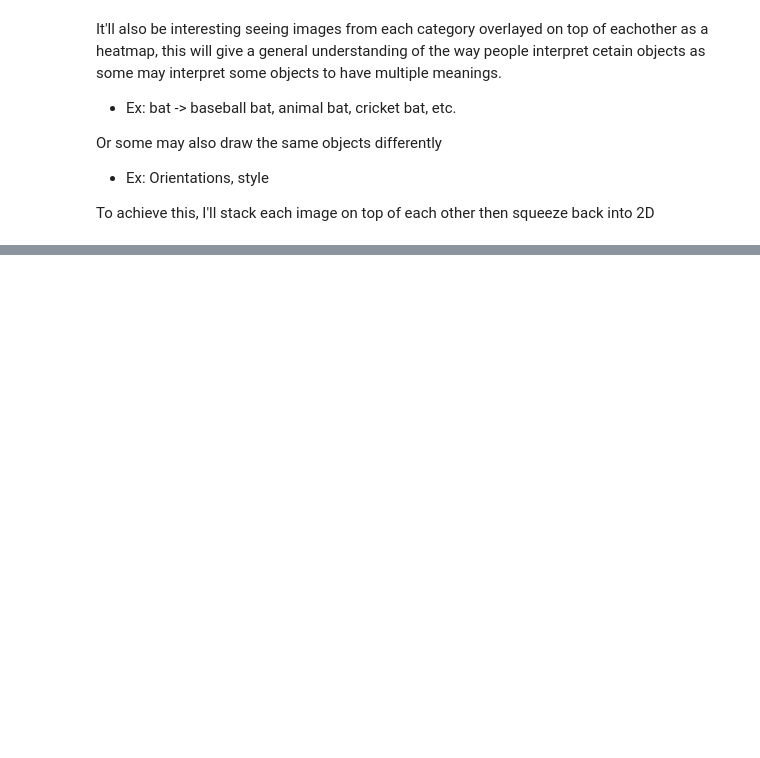
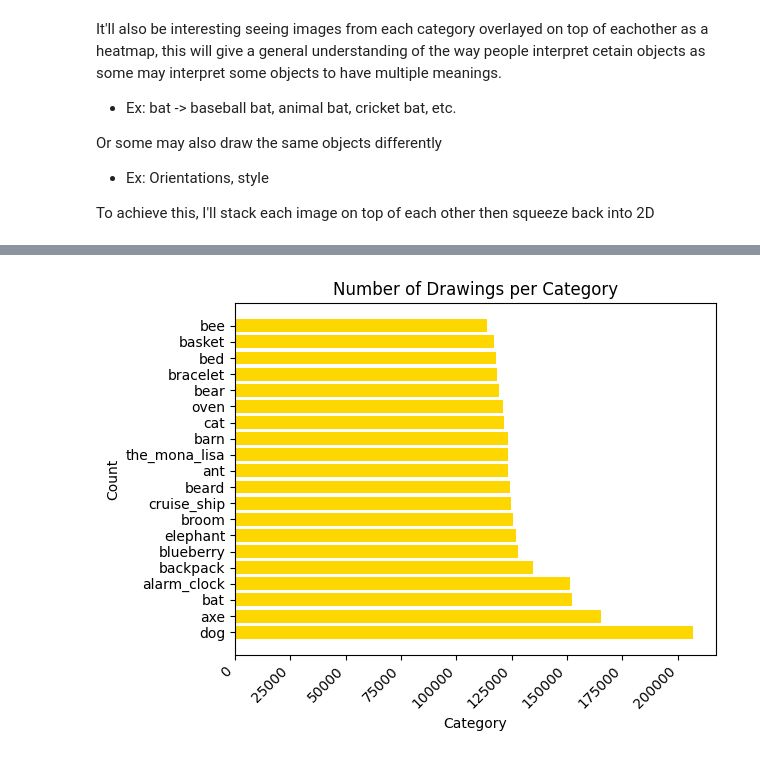
Before and after one commit to SafoanMiah/quick-draw-neural-net, a Jupyter notebook: main.ipynb, the cells around one changed output, grey strips where cells are left out. Saved outputs shown, nothing was run; the diff lists cells and outputs as text; code cells hidden in the pictures; blank space fills up the shorter version.

```diff
--- a/main.ipynb
+++ b/main.ipynb
@@ -162,0 +179,10 @@ In this instance from the few exmaples we are using we can infer a couple things
+# %%
+plt.barh(bmap['y'].unique(), bmap['y'].value_counts(), color='gold')
+plt.xlabel('Category')
+plt.ylabel('Count')
+plt.title('Number of Drawings per Category')
+plt.xticks(rotation=45, ha='right')
+plt.tight_layout()
+plt.show()
+# %% [output]
+[figure, added]
```
Also changed, not shown: parts of 13 cells of this notebook, 2 other files.
